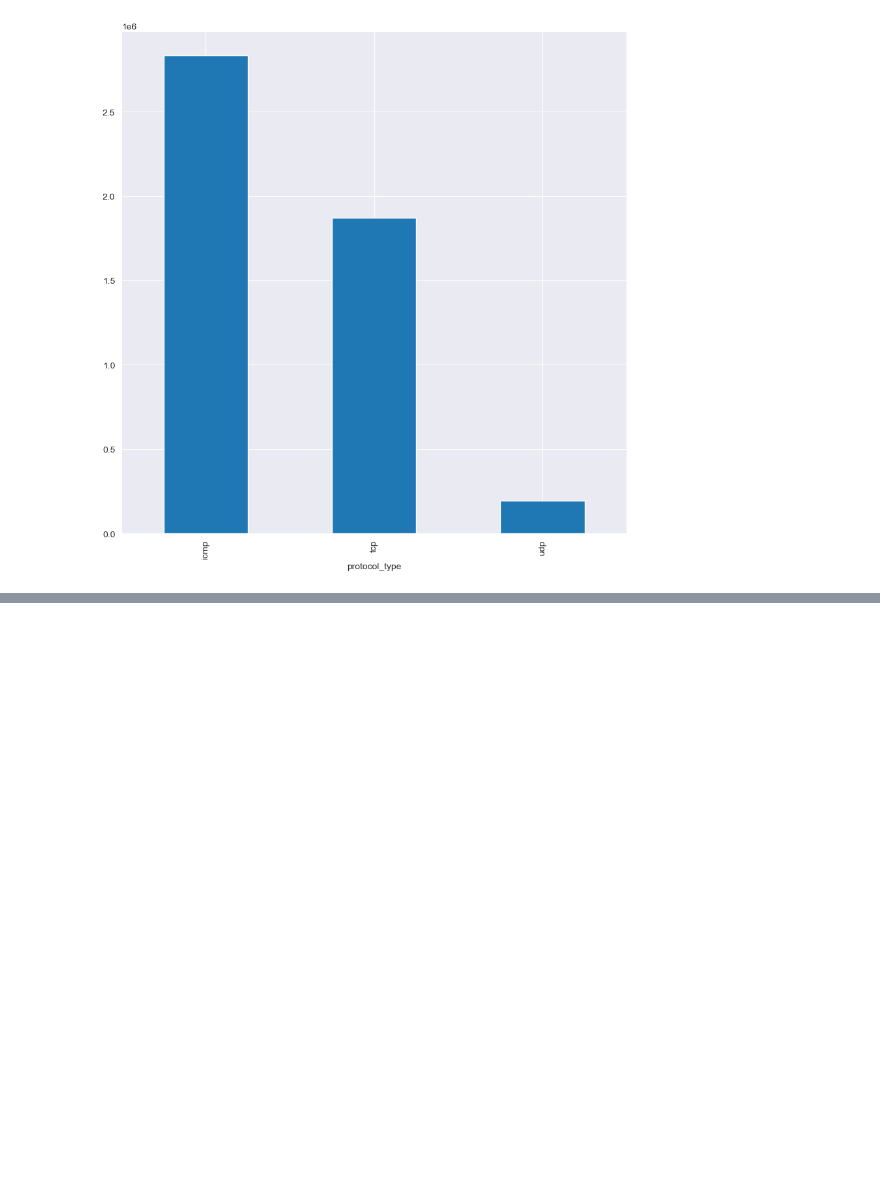
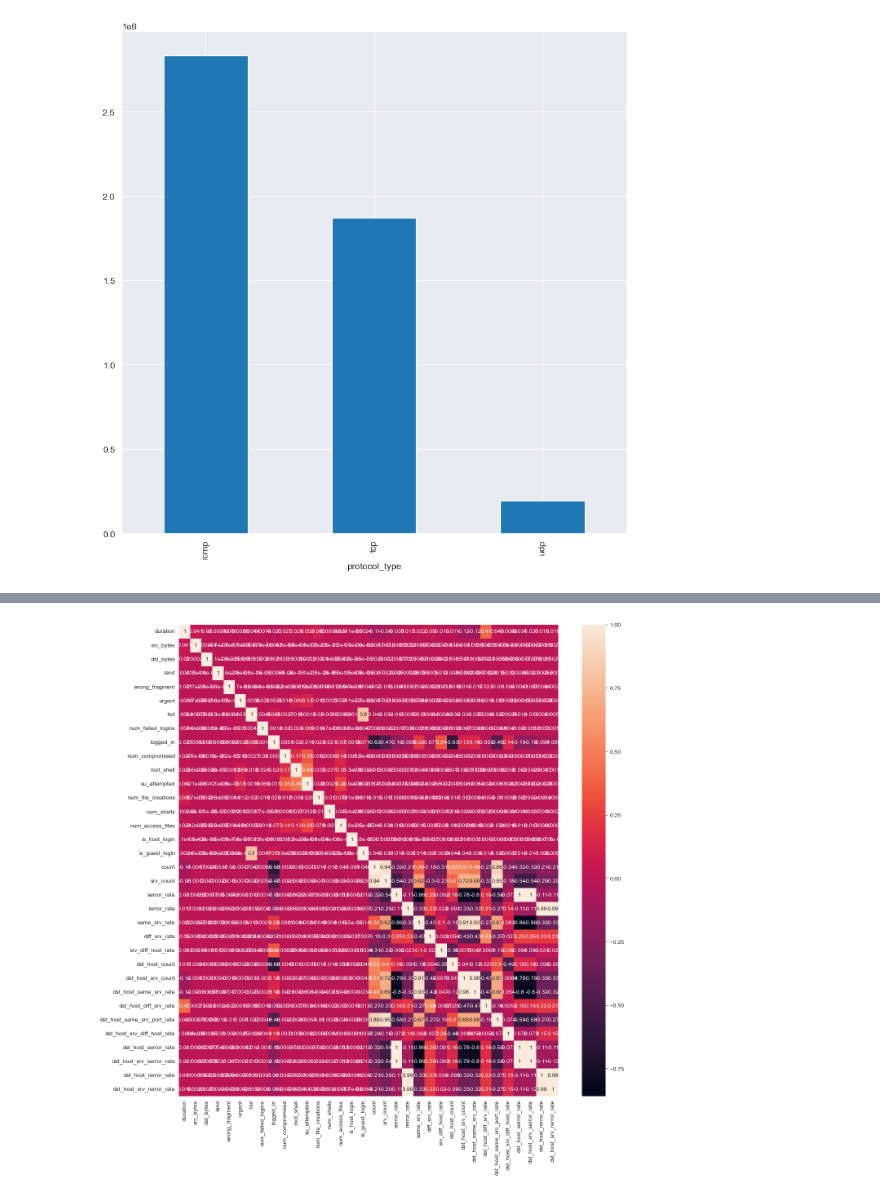
Before and after one commit to hassoonsy2/Secure-Crypt, a Jupyter notebook: ML_KDDcup.ipynb, the cells around one changed output, grey strips where cells are left out. Saved outputs shown, nothing was run; the diff lists cells and outputs as text; code cells hidden in the pictures; blank space fills up the shorter version.

```diff
--- a/ML_KDDcup.ipynb
+++ b/ML_KDDcup.ipynb
@@ -171,0 +192,10 @@ data['protocol_type'].value_counts().plot(kind='bar', figsize=(10,10))
+# %%
+# lets check for numerical columns
+num_cols = data._get_numeric_data().columns
+
+corr = data[num_cols].corr()
+plt.figure(figsize=(15,15))
+sns.heatmap(corr, annot=True)
+plt.show()
+# %% [output]
+[figure, added]
```
Also changed, not shown: parts of 31 cells of this notebook, 2 other files.
